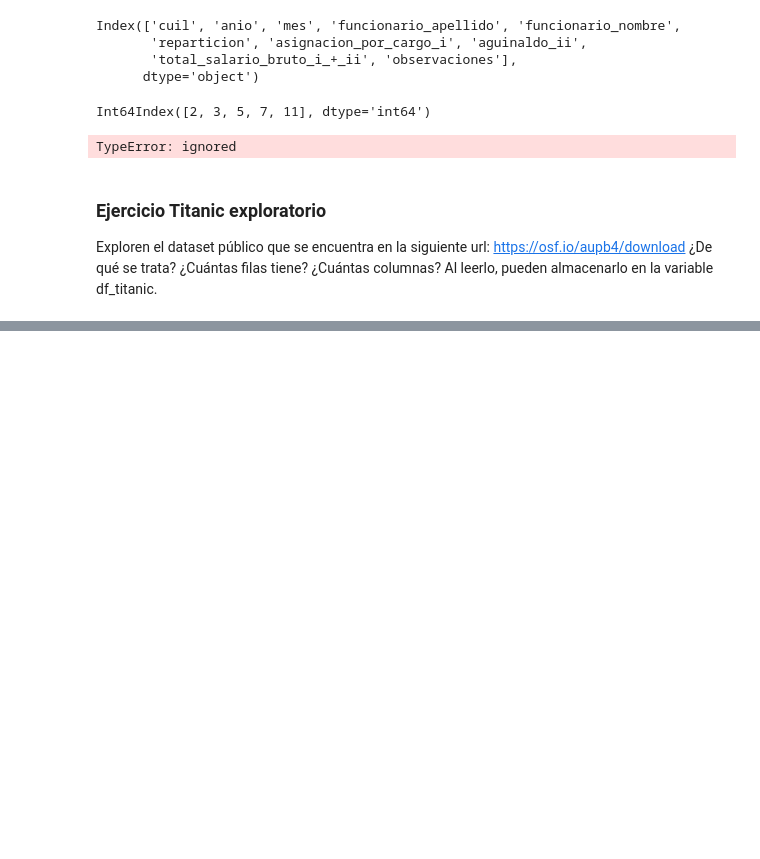
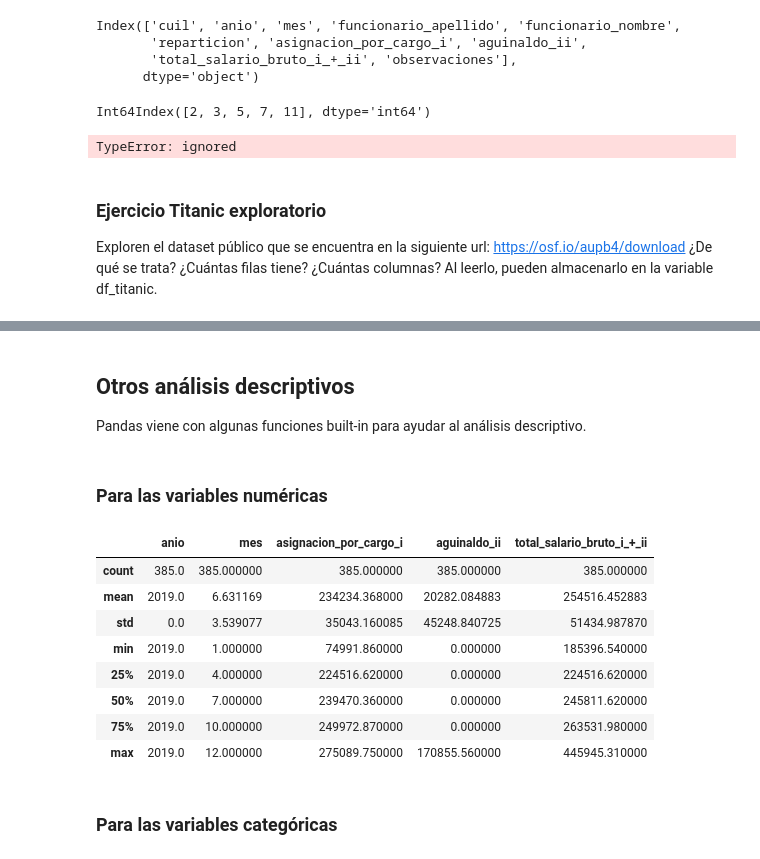
Before and after one commit to mateosuster/pythonungs, a Jupyter notebook: codigos/MPE_III_Pandas_Indexing.ipynb, the cells around one changed output, grey strips where cells are left out. Drawn from its saved outputs; the diff is of its cells as text; code cells hidden in the pictures; blank space fills up the shorter version.

Commit message:
termino clase 1 pandas

```diff
--- a/codigos/MPE_III_Pandas_Indexing.ipynb
+++ b/codigos/MPE_III_Pandas_Indexing.ipynb
@@ -49,0 +290,20 @@ NombreDataFrame.loc[nombre_indice, nombre_columnas]
+# %% [markdown]
+## Otros análisis descriptivos
+
+Pandas viene con algunas funciones built-in para ayudar al análisis descriptivo.
+# %% [markdown]
+### Para las variables numéricas
+# %%
+df.describe()
+# %% [output]
+|  | anio | mes | asignacion_por_cargo_i | aguinaldo_ii | total_salario_bruto_i_+_ii |
+| count | 385.0 | 385.000000 | 385.000000 | 385.000000 | 385.000000 |
+| mean | 2019.0 | 6.631169 | 234234.368000 | 20282.084883 | 254516.452883 |
+| std | 0.0 | 3.539077 | 35043.160085 | 45248.840725 | 51434.987870 |
+| min | 2019.0 | 1.000000 | 74991.860000 | 0.000000 | 185396.540000 |
+| 25% | 2019.0 | 4.000000 | 224516.620000 | 0.000000 | 224516.620000 |
+| 50% | 2019.0 | 7.000000 | 239470.360000 | 0.000000 | 245811.620000 |
+| 75% | 2019.0 | 10.000000 | 249972.870000 | 0.000000 | 263531.980000 |
+| max | 2019.0 | 12.000000 | 275089.750000 | 170855.560000 | 445945.310000 |
+# %% [markdown]
+### Para las variables categóricas
```
Also changed, not shown: parts of 57 cells of this notebook.
